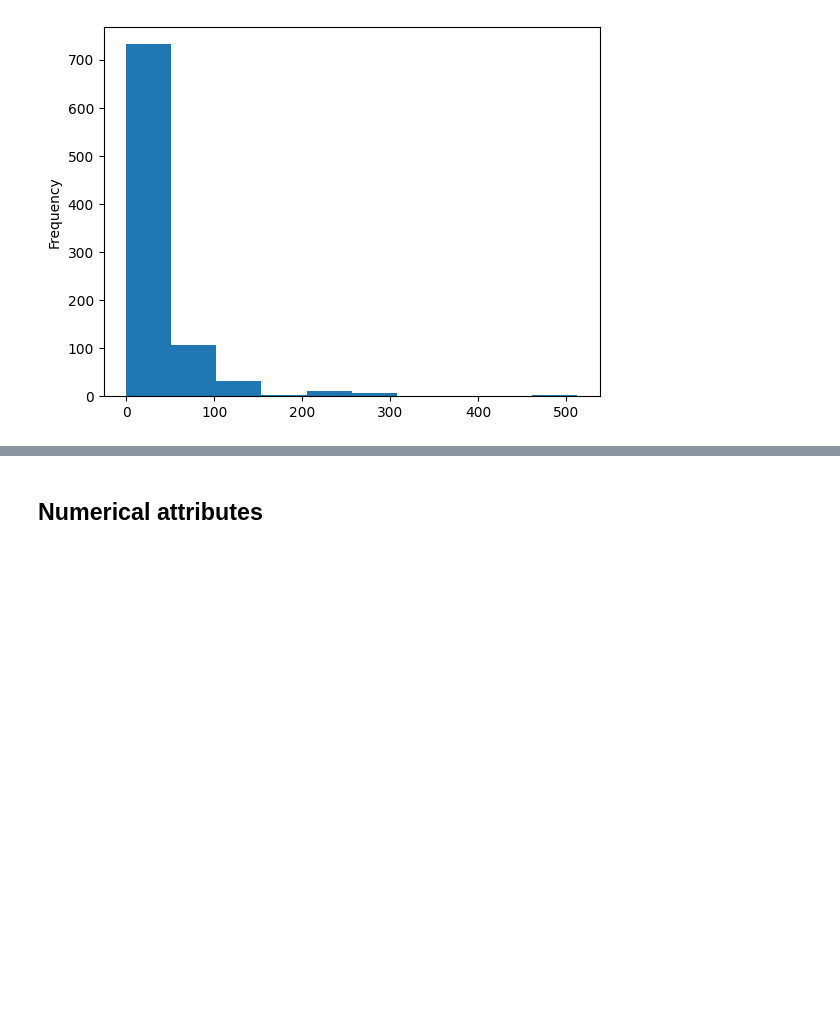
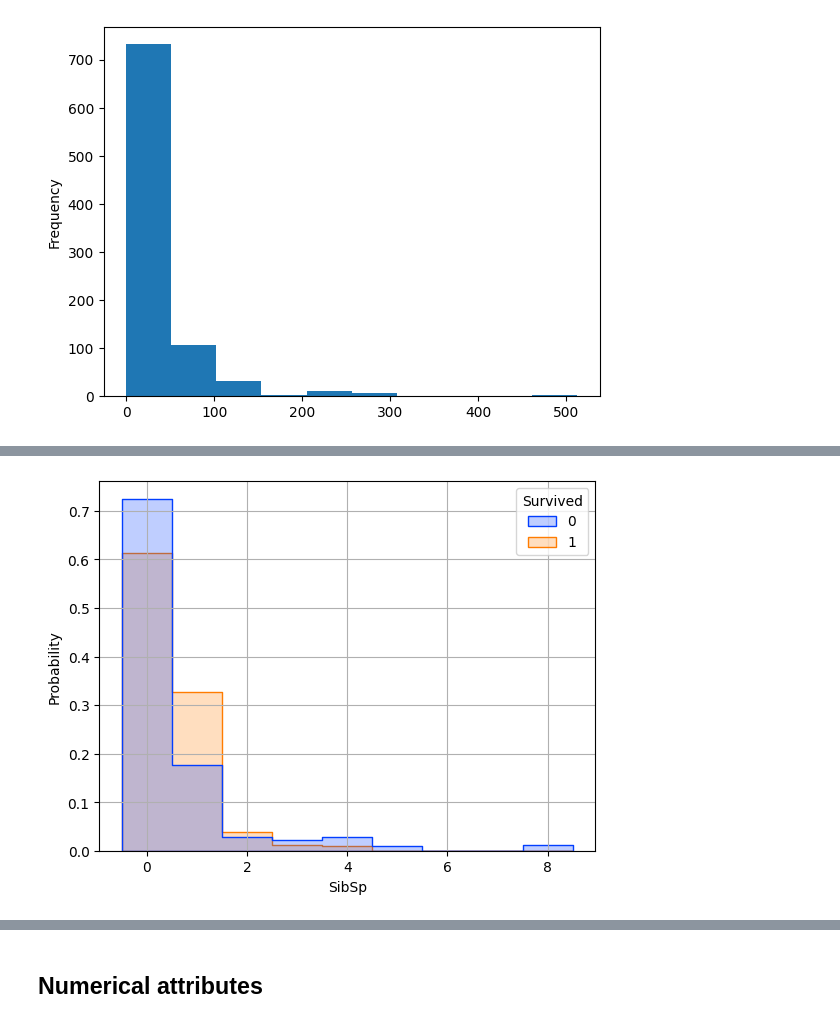
Before and after one commit to rfdspeng/ml_ai_portfolio, a Jupyter notebook: titanic/titanic.ipynb, the cells around one changed output, grey strips where cells are left out. Saved outputs shown, nothing was run; the diff lists cells and outputs as text; code cells hidden in the pictures; blank space fills up the shorter version.

```diff
--- a/titanic/titanic.ipynb
+++ b/titanic/titanic.ipynb
@@ -148,0 +195,8 @@ plt.show()
+# %%
+ax = sns.histplot(df, x="SibSp", hue="Survived", stat="probability", \
+                  discrete=True, common_norm=False, multiple="layer", \
+                  element="step", palette="bright", \
+                    kde=False, kde_kws={"bw_adjust": 0.5})
+ax.grid()
+# %% [output]
+[figure, added]
```
Also changed, not shown: parts of 42 cells of this notebook, 2 other files.
